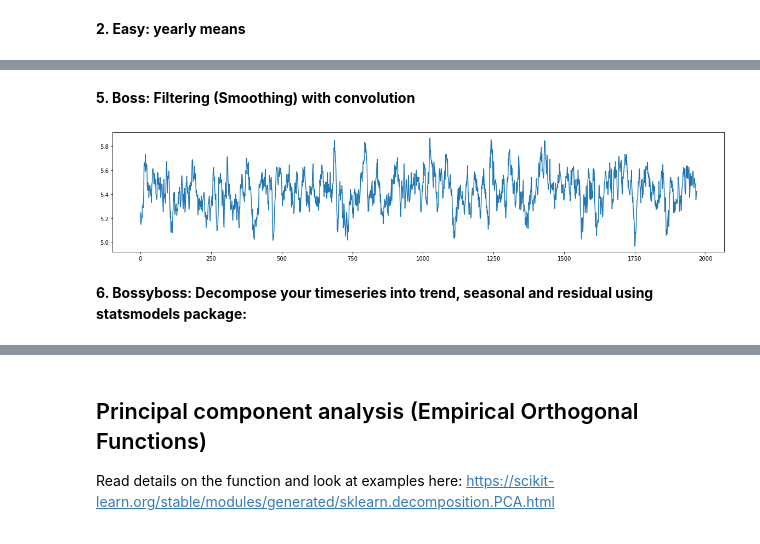
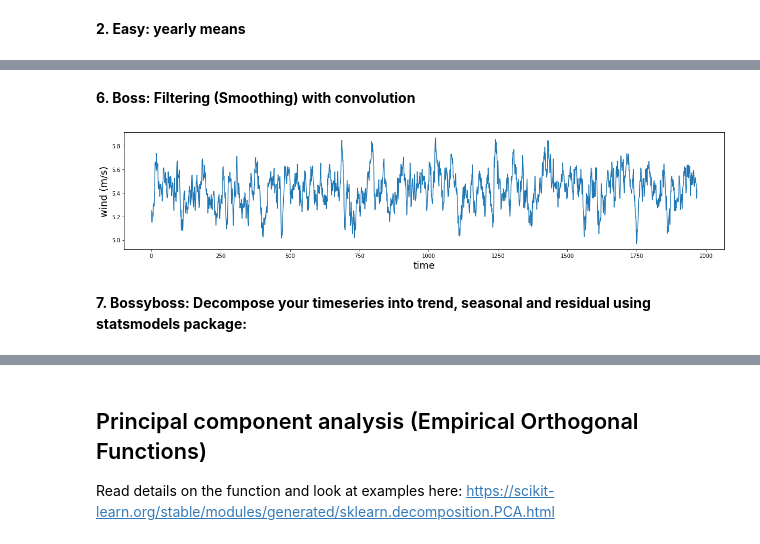
Before and after one commit to JuliaKukulies/teaching_climate, a Jupyter notebook: exercises_GVN465/ex3.ipynb, the cells around one changed output, grey strips where cells are left out. Cells and saved outputs as stored; diff of their text form; code cells hidden in the pictures.

```diff
--- a/exercises_GVN465/ex3.ipynb
+++ b/exercises_GVN465/ex3.ipynb
@@ -328,3 +330,13 @@ plt.show()
 # %%
 # get wind values as numpy array from xarray dataset object:
 wind = wind_Ice.sfcWind.values
+
+
+# plot function to check what you have calculated
+
+def check_plot(wind):
+    plt.figure(figsize = (20,4))
+    plt.plot(wind)
+    plt.ylabel('wind (m/s)', fontsize = 18)
+    plt.xlabel('time', fontsize = 18)
+    plt.show()
@@ -366,16 +404,15 @@ plt.show()
 # %% [markdown]
-**5. Boss: Filtering (Smoothing) with convolution**
+**6. Boss: Filtering (Smoothing) with convolution**
 # %%
 N = 12
-wind_advanced = np.convolve(wind, np.ones((N,))/N, mode='valid')
+wind_boss = np.convolve(wind, np.ones((N,))/N, mode='valid')
 
-plt.figure(figsize = (20,4))
-plt.plot(wind_advanced)
-plt.show()
+# plot to check
+check_plot(wind_boss)
 # %% [output]
-[figure, old version]
+[figure, new version]
 # %% [markdown]
-**6. Bossyboss: Decompose your timeseries into trend, seasonal and residual using statsmodels package:**
+**7. Bossyboss: Decompose your timeseries into trend, seasonal and residual using statsmodels package:**
 # %%
 # you can also install new python packages form here:
 !pip install statsmodels
```
Also changed, not shown: parts of 19 cells of this notebook.
